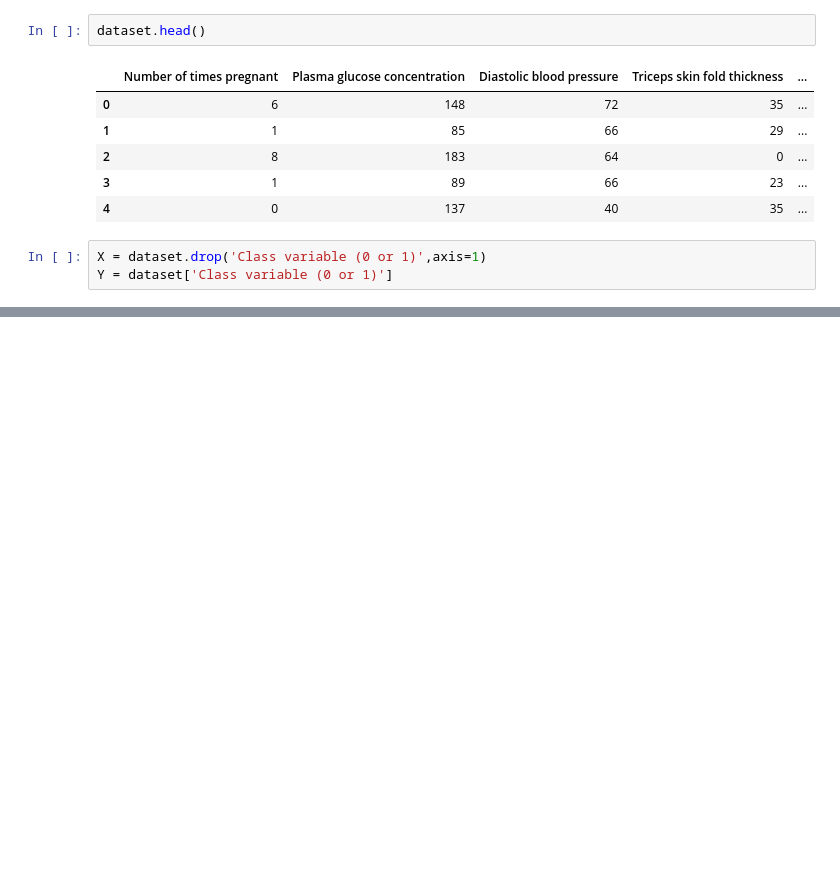
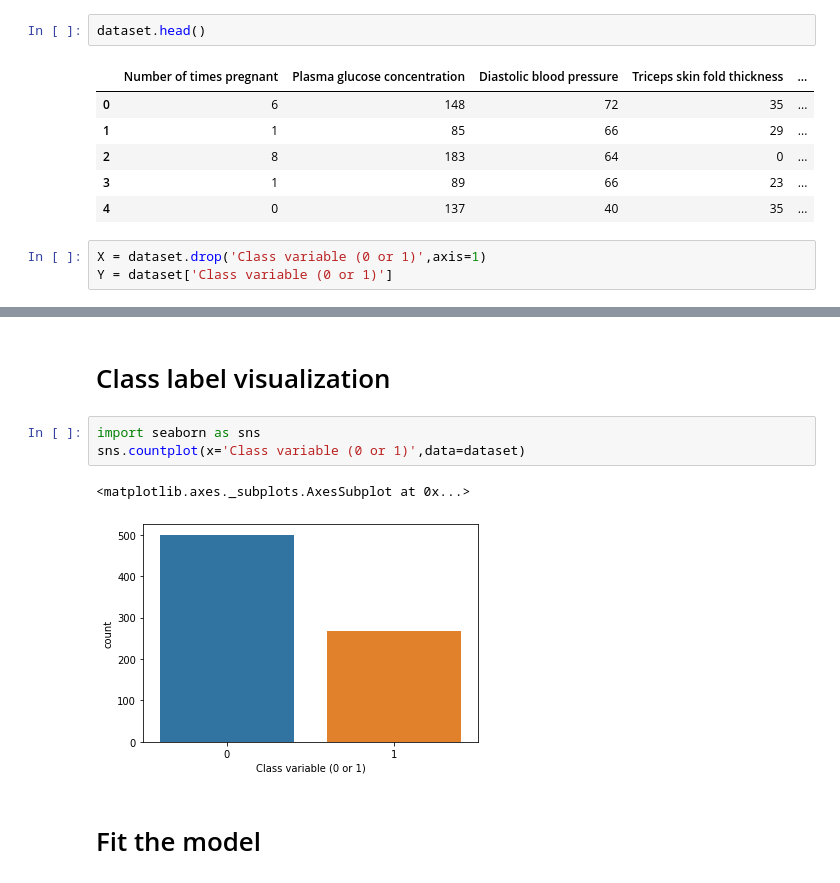
Before and after one commit to plaban1981/Deep-Learning-KERAS, a Jupyter notebook: Keras_deep_learning_Chapter_2.ipynb, the cells around one changed output, grey strips where cells are left out. Drawn from its saved outputs; the diff is of its cells as text; blank space fills up the shorter version.

```diff
--- a/Keras_deep_learning_Chapter_2.ipynb
+++ b/Keras_deep_learning_Chapter_2.ipynb
@@ -246,0 +108,10 @@ gen     nevals  avg                             std
+# %% [markdown]
+# Class label visualization
+# %%
+import seaborn as sns
+sns.countplot(x='Class variable (0 or 1)',data=dataset)
+# %% [output]
+<matplotlib.axes._subplots.AxesSubplot at 0x...>
+[figure, added]
+# %% [markdown]
+# Fit the model
```
Also changed, not shown: parts of 23 cells of this notebook.
